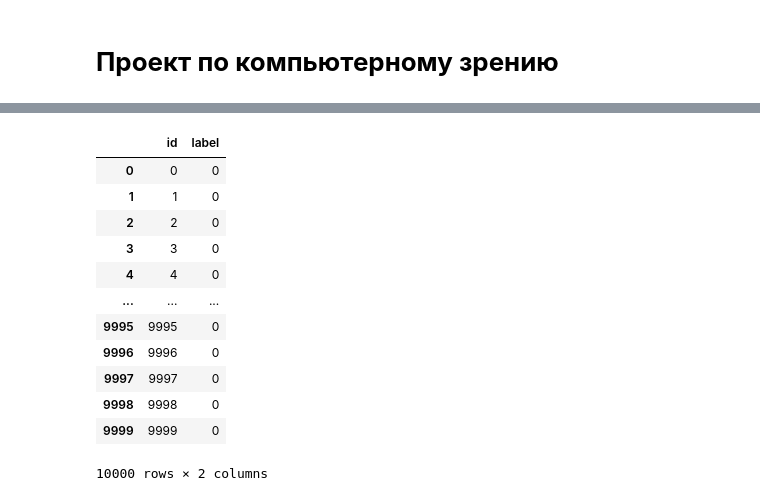
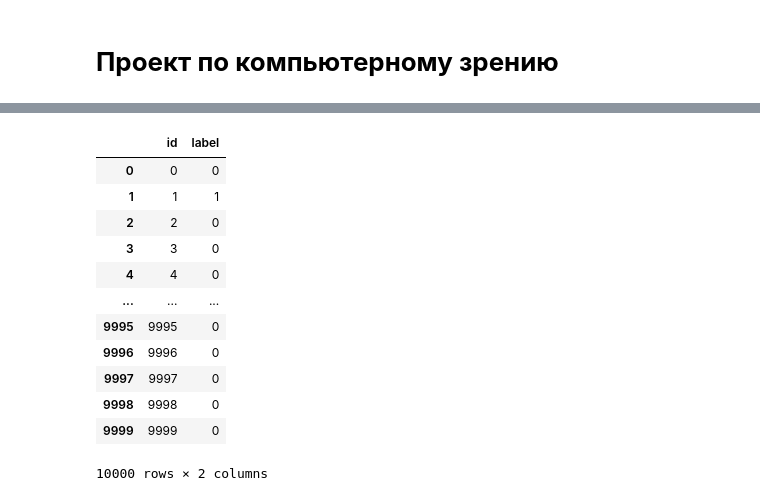
Before and after one commit to Harkt192/YaML-Deepfake, a Jupyter notebook: main.ipynb, the cells around one changed output, grey strips where cells are left out. Drawn from its saved outputs; the diff is of its cells as text; code cells hidden in the pictures.

```diff
--- a/main.ipynb
+++ b/main.ipynb
@@ -79,9 +89,13 @@ class CustomDataset(Dataset):
 
         return img, label
 # %%
+IMAGE_SIZE = (256, 256)  # Для последней версии
+
+
 transform = transforms.Compose([
-    transforms.Resize((128, 128)),
-    transforms.ToTensor(),
+    transforms.Resize(IMAGE_SIZE),
+    # Сюда добавить аугментации
+    transforms.ToTensor()
 ])
 
 device = torch.device(
@@ -138,0 +349,7 @@ plt.show()
+# %%
+modelV3 = ModelV3().to(device)
+optimizerV3 = optim.Adam(
+    modelV3.parameters(),
+    lr=LEARNING_RATE
+)
+modelV3
@@ -342,10 +591,10 @@ def predict(model, test_loader):
     predictions = []
 
     with torch.no_grad():
-        for imges, img_ids in test_loader:
-            imges = imges.to(device)
+        for images, img_ids in test_loader:
+            images = images.to(device)
 
-            outputs = model(imges)
+            outputs = model(images)
             probs = outputs.squeeze()
 
             preds = (probs > 0.5).int().cpu().numpy()
@@ -354,14 +603,14 @@ def predict(model, test_loader):
 
     return predictions
 # %%
-preds = predict(model, test_loader)
+preds = predict(modelV3, test_loader)
 df = pd.DataFrame(preds, columns=["id", "label"])
 df = df.sort_values("id")
 df
 # %% [output]
 |  | id | label |
 | 0 | 0 | 0 |
-| 1 | 1 | 0 |
+| 1 | 1 | 1 |
 | 2 | 2 | 0 |
 | 3 | 3 | 0 |
 | 4 | 4 | 0 |
```
Also changed, not shown: parts of 16 cells of this notebook, 1 other file.
